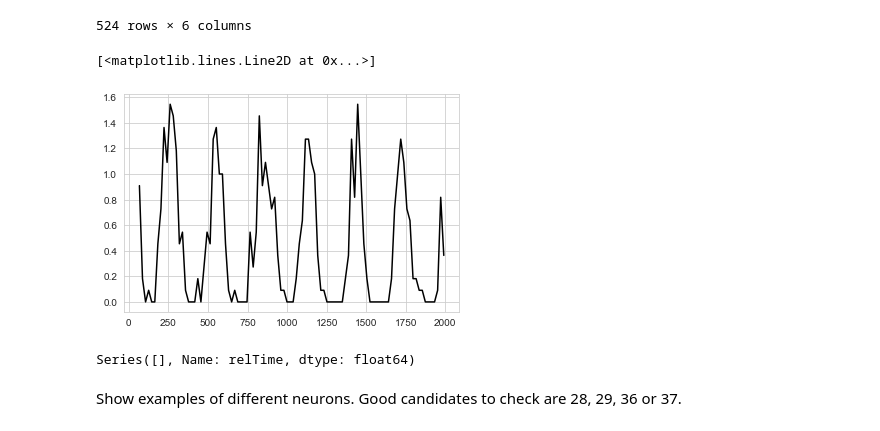
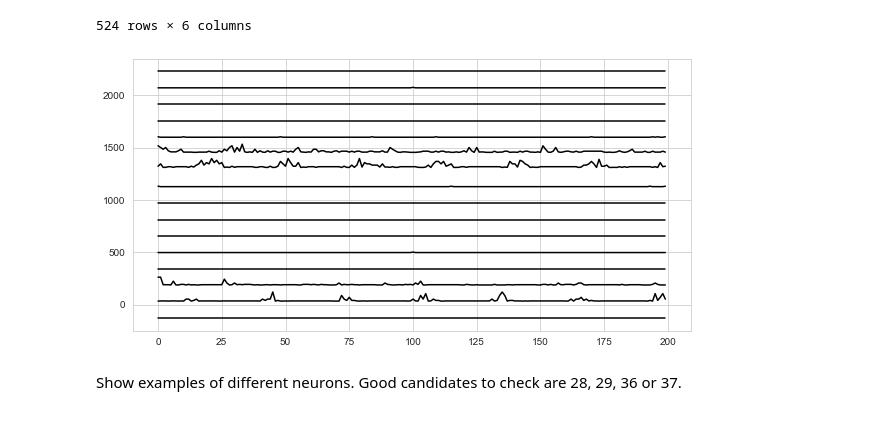
Before and after one commit to mdittschar/NDS, a Jupyter notebook: CodingLab5.ipynb, the cells around one changed output. Saved outputs shown, nothing was run; the diff lists cells and outputs as text; code cells hidden in the pictures.

```diff
--- a/CodingLab5.ipynb
+++ b/CodingLab5.ipynb
@@ -203,20 +205,22 @@ spikes[np.logical_and(spikes["Neuron"]== 1,spikes["Dir"]==22.5)]
 | 14805 | 1 | 588649.866667 | 22.5 | 1813.866667 | 11.0 | True |
 524 rows × 6 columns
 # %%
+fig,ax = plt.subplots(1,1, figsize=(10,5))
+y_arr = np.zeros((0,150))
+no_allspikes = len(spikes[spikes["Neuron"] == 28]["relTime"])
+for direction in dirs:
+    spike_subset = spikes[np.logical_and(spikes["Dir"]==direction,spikes["Neuron"] == 28)]["relTime"]
+    y, binEdges = np.histogram(spike_subset, bins=200)
+    #plt.hist(spike_subset, bins=100, edgecolor='black')
 
-spike_subset = spikes[np.logical_and(spikes["Dir"]==202.5,spikes["Neuron"] == 28)]["relTime"]
-y, binEdges = np.histogram(spike_subset, bins=100)
-#plt.hist(spike_subset, bins=100, edgecolor='black')
-y = y/11
-bincenters = 0.5 * (binEdges[1:] + binEdges[:-1])
-plt.plot(bincenters, y, '-', c='black')
+    y = y/no_allspikes
+    bincenters = 0.5 * (binEdges[1:] + binEdges[:-1])
+    kde = KernelDensity(bandwidth=.003,kernel='gaussian')
+    kde.fit(y[:,np.newaxis])
+    logprob = kde.score_samples(y[:,np.newaxis])
+    ax.plot(-np.exp(logprob) + direction*7, 'k')
 # %% [output]
-[<matplotlib.lines.Line2D at 0x...>]
-[figure, old version]
+[figure, new version]
-# %%
-spike_subset
-# %% [output]
-Series([], Name: relTime, dtype: float64)
 # %%
 def plotPSTH(spikes, neuron):
     '''Plot PSTH for a single neuron sorted by condition
```
Also changed, not shown: parts of 5 cells of this notebook.
